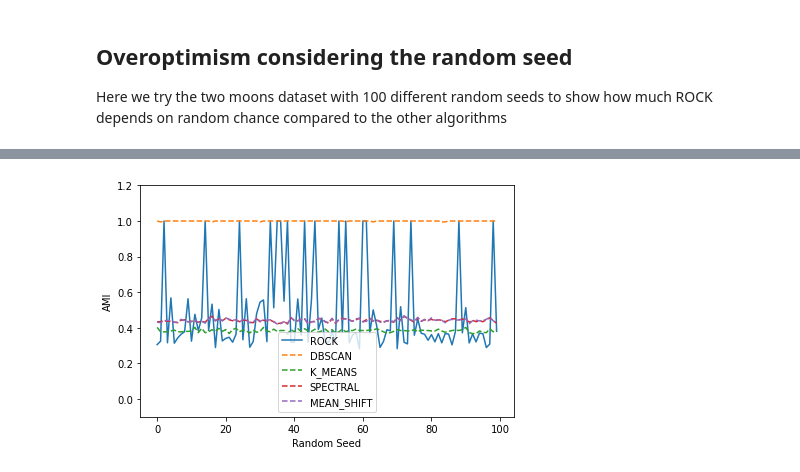
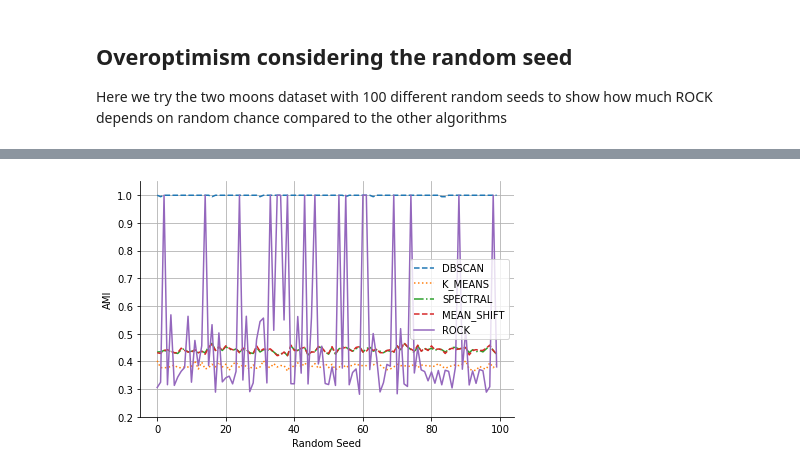
Before and after one commit to thullmann/overoptimism-clust-algo, a Jupyter notebook: notebooks/Comparisons/Analysis_two_moons_100_seed.ipynb, the cells around one changed output, grey strips where cells are left out. Cells and saved outputs as stored; diff of their text form; code cells hidden in the pictures.

```diff
--- a/notebooks/Comparisons/Analysis_two_moons_100_seed.ipynb
+++ b/notebooks/Comparisons/Analysis_two_moons_100_seed.ipynb
@@ -66,20 +69,26 @@ for s in tqdm(range(seed, seed+100)):
 # %%
 import matplotlib.pyplot as plt
 
+plt.rcParams['axes.grid'] = True
+plt.rcParams['axes.spines.top'] = False
+plt.rcParams['axes.spines.right'] = False
+plt.rcParams['axes.spines.bottom'] = True
+plt.rcParams['axes.spines.left'] = True
+
 mean_std = pd.DataFrame(experiment)[['ROCK', 'K_MEANS', 'DBSCAN', 'SPECTRAL', 'MEAN_SHIFT']]
 
-plt.plot(mean_std.index, mean_std['ROCK'],  label='ROCK')
-plt.plot(mean_std.index, mean_std['DBSCAN'], '--', label='DBSCAN')
-plt.plot(mean_std.index, mean_std['K_MEANS'], '--', label='K_MEANS')
-plt.plot(mean_std.index, mean_std['SPECTRAL'], '--', label='SPECTRAL')
-plt.plot(mean_std.index, mean_std['MEAN_SHIFT'], '--', label='MEAN_SHIFT')
+plt.plot(mean_std.index, mean_std['DBSCAN'], linestyle='--', label='DBSCAN')
+plt.plot(mean_std.index, mean_std['K_MEANS'], linestyle=":", label='K_MEANS')
+plt.plot(mean_std.index, mean_std['SPECTRAL'], linestyle='-.', label='SPECTRAL')
+plt.plot(mean_std.index, mean_std['MEAN_SHIFT'], linestyle='--', label='MEAN_SHIFT')
+plt.plot(mean_std.index, mean_std['ROCK'], linestyle='-',  label='ROCK')
 
 
-plt.ylim(-0.1, 1.2)
+plt.ylim(0.2, 1.05)
 plt.legend()
 plt.xlabel('Random Seed')
 plt.ylabel('AMI')
 plt.tight_layout()
-#plt.savefig('../../figures/two_moons_analysis_100_seeds.png')
+plt.savefig('../../figures/two_moons_analysis_100_seeds.png')
 # %% [output]
-[figure, old version]
+[figure, new version]
```
Also changed, not shown: parts of 1 cell of this notebook, 21 other files.
